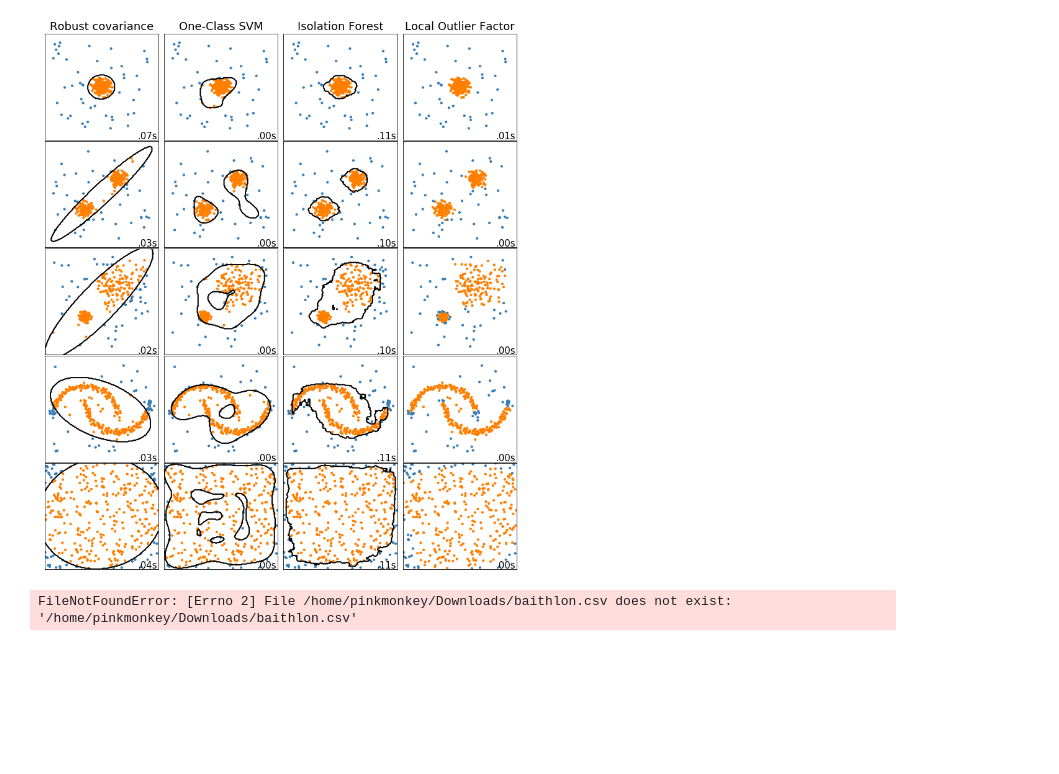
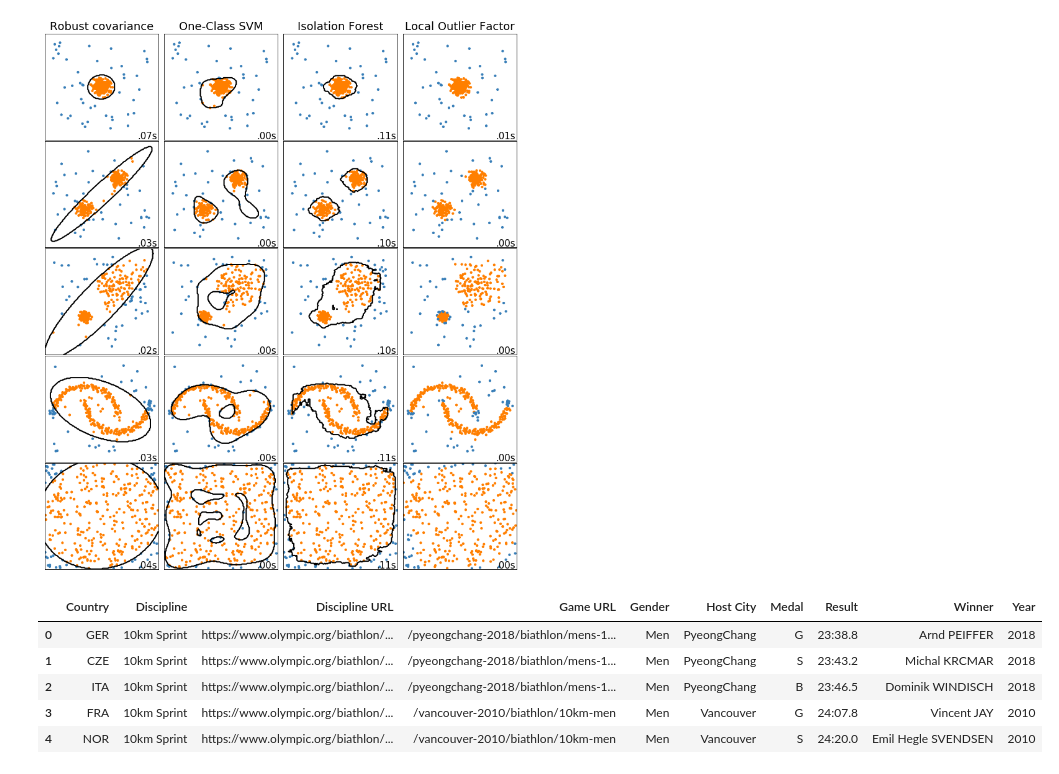
Before and after one commit to Wetpaint3/Blogs, a Jupyter notebook: Anomaly_detection.ipynb, the cells around one changed output. Cells and saved outputs as stored; diff of their text form; code cells hidden in the pictures; blank space fills up the shorter version.

```diff
--- a/Anomaly_detection.ipynb
+++ b/Anomaly_detection.ipynb
@@ -102,9 +102,16 @@ Automatically created module for IPython interactive environment
 [figure]
 # %%
 import pandas as pd
-df = pd.read_csv("/home/pinkmonkey/Downloads/baithlon.csv")
+df = pd.read_csv("/home/pinkmonkey/Downloads/baithlon/olympic_biathlon.csv")
-# %% [output]
-FileNotFoundError: [Errno 2] File /home/pinkmonkey/Downloads/baithlon.csv does not exist: '/home/pinkmonkey/Downloads/baithlon.csv'
+# %%
+df.head()
+# %% [output]
+|  | Country | Discipline | Discipline URL | Game URL | Gender | Host City | Medal | Result | Winner | Year |
+| 0 | GER | 10km Sprint | https://www.olympic.org/biathlon/... | /pyeongchang-2018/biathlon/mens-1... | Men | PyeongChang | G | 23:38.8 | Arnd PEIFFER | 2018 |
+| 1 | CZE | 10km Sprint | https://www.olympic.org/biathlon/... | /pyeongchang-2018/biathlon/mens-1... | Men | PyeongChang | S | 23:43.2 | Michal KRCMAR | 2018 |
+| 2 | ITA | 10km Sprint | https://www.olympic.org/biathlon/... | /pyeongchang-2018/biathlon/mens-1... | Men | PyeongChang | B | 23:46.5 | Dominik WINDISCH | 2018 |
+| 3 | FRA | 10km Sprint | https://www.olympic.org/biathlon/... | /vancouver-2010/biathlon/10km-men | Men | Vancouver | G | 24:07.8 | Vincent JAY | 2010 |
+| 4 | NOR | 10km Sprint | https://www.olympic.org/biathlon/... | /vancouver-2010/biathlon/10km-men | Men | Vancouver | S | 24:20.0 | Emil Hegle SVENDSEN | 2010 |
 # %%
 # Author: Alexandre Gramfort <alexandre.gramfort@inria.fr>
 #         Albert Thomas <albert.thomas@telecom-paristech.fr>
```
